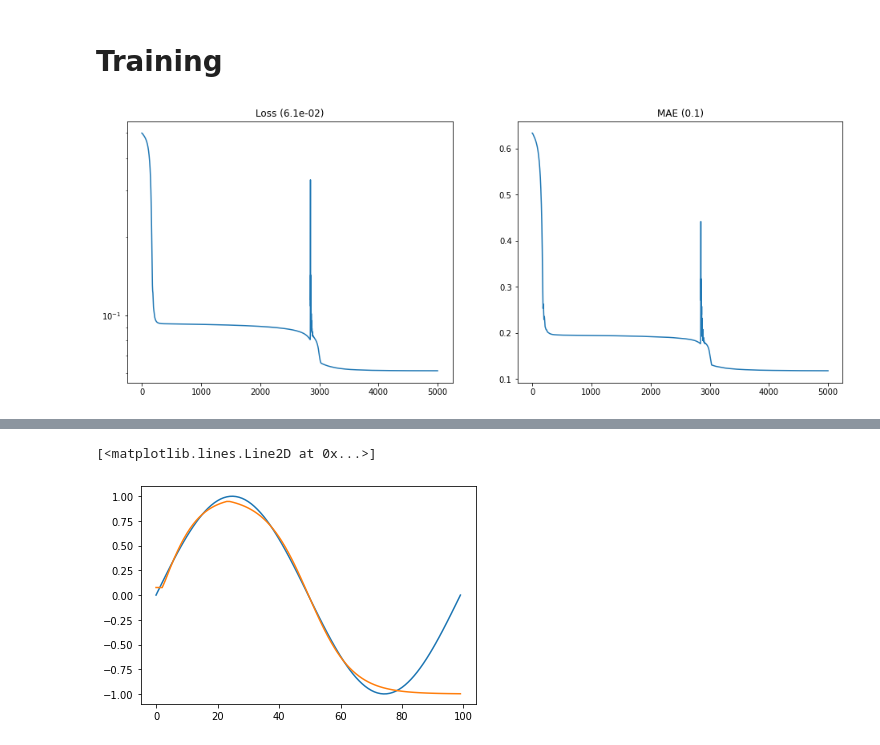
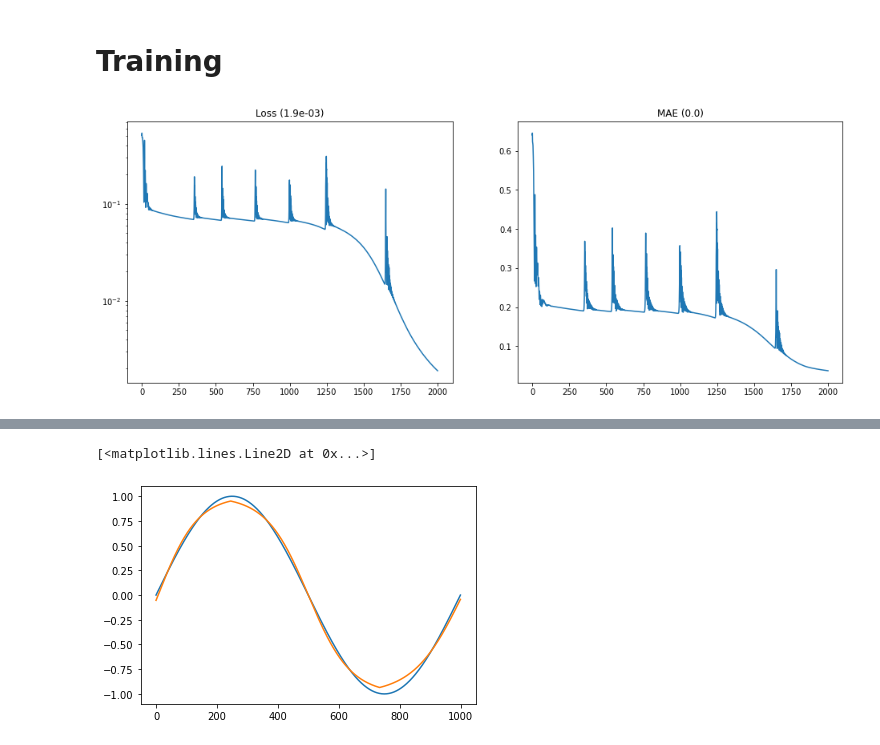
Before and after one commit to brunompacheco/deq-vdp, a Jupyter notebook: notebooks/0.1-bmp-simple-function.ipynb, the cells around one changed output, grey strips where cells are left out. Drawn from its saved outputs; the diff is of its cells as text; code cells hidden in the pictures.

```diff
--- a/notebooks/0.1-bmp-simple-function.ipynb
+++ b/notebooks/0.1-bmp-simple-function.ipynb
@@ -17,7 +17,7 @@ from deq_vdp.solver import anderson
 # f_real = lambda t: np.sin(10*t*np.pi) * np.sin(t*np.pi)
 f_real = lambda t: np.sin(t*2*np.pi)
 
-X = np.linspace(0, 1, 100)
+X = np.linspace(0, 1, 1000)
 y = f_real(X)
 plt.plot(X, y)
 plt.show()
@@ -30,7 +30,7 @@ y = torch.Tensor(y).unsqueeze(-1)
 # Training
 # %%
 %%time
-n_z = 8
+n_z = 10
 f = ShallowFCN(n_states=n_z, input_size=1).float()
 model = nn.Sequential(
     DEQFixedPoint(f, anderson, tol=1e-6, max_iter=500),
@@ -40,41 +40,44 @@ model = nn.Sequential(
 h = lambda x: 2 * x - 1
 
 loss_f = nn.MSELoss()
-optimizer = optim.SGD(model.parameters(), lr=0.01, momentum=0.9)
-# scheduler = optim.lr_scheduler.ExponentialLR(optimizer, gamma=0.999)
+# optimizer = optim.SGD(model.parameters(), lr=0.01, momentum=0.9)
+optimizer = optim.Adam(model.parameters(), lr=0.1)
+# scheduler = optim.lr_scheduler.ExponentialLR(optimizer, gamma=0.99)
 # scheduler = optim.lr_scheduler.ReduceLROnPlateau(optimizer, patience=100)
+# scheduler = optim.lr_scheduler.CosineAnnealingLR(optimizer, T_max=200)
 
 maes = list()
 losses = list()
 y_preds = list()
 
-for e in tqdm(list(range(5000))):
+for e in tqdm(list(range(2000))):
     model.train()
     optimizer.zero_grad()
 
     y_pred = h(model(X))
 
     loss = loss_f(y_pred, y)
 
     loss.backward()
     optimizer.step()
+#     scheduler.step()
 #     scheduler.step(loss.item())
 
     losses.append(loss.item())
     y_preds.append(y_pred.detach().numpy())
     maes.append(
         (y_pred - y).abs().mean().detach().numpy()
     )
 
 fig, axs = plt.subplots(1,2)
 fig.set_size_inches(16,6)
 
 axs[0].semilogy(losses)
 axs[0].set_title(f"Loss ({losses[-1]:.1e})")
 
 axs[1].plot(maes)
 axs[1].set_title(f"MAE ({maes[-1]:.1f})")
 
 plt.show()
 # %% [output]
-[figure, old version]
+[figure, new version]
@@ -83,6 +86,6 @@ Wall time: 11min 40s
 # %%
 plt.plot(y.numpy())
-plt.plot(y_preds[-1])
+plt.plot(y_preds[np.argmin(maes)])
 # %% [output]
 [<matplotlib.lines.Line2D at 0x...>]
-[figure, old version]
+[figure, new version]
```
Also changed, not shown: parts of 2 cells of this notebook.
